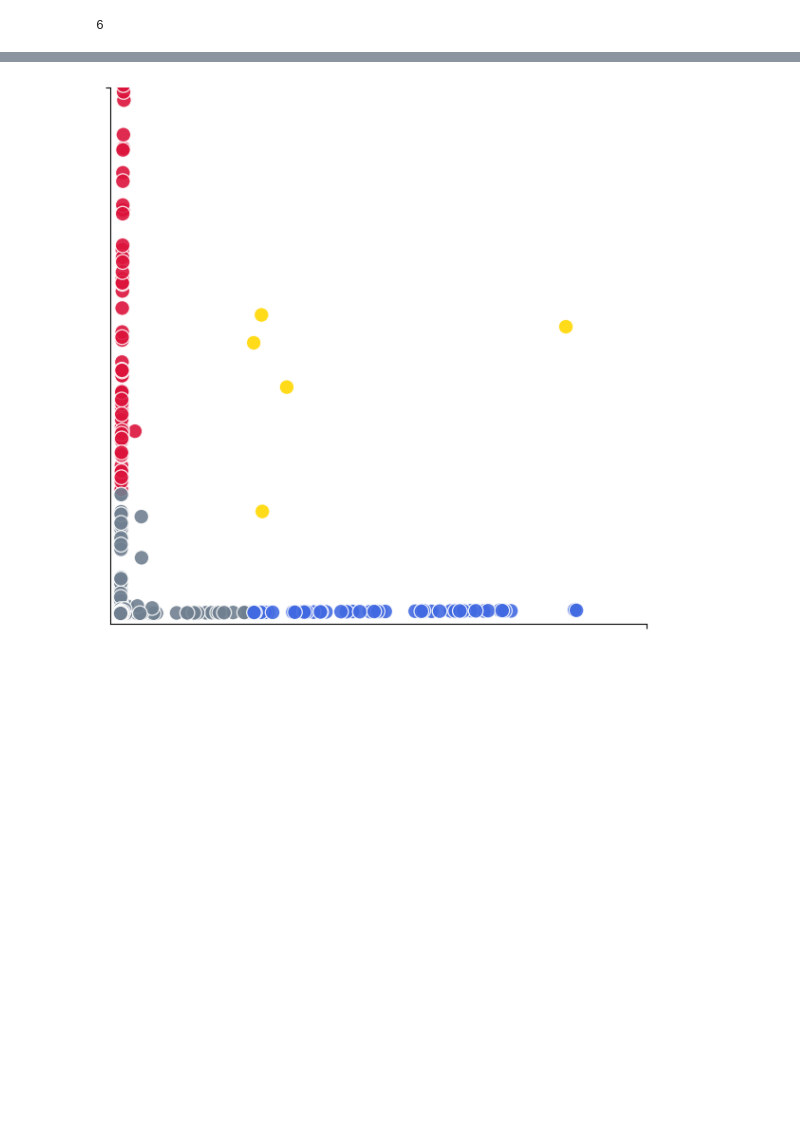
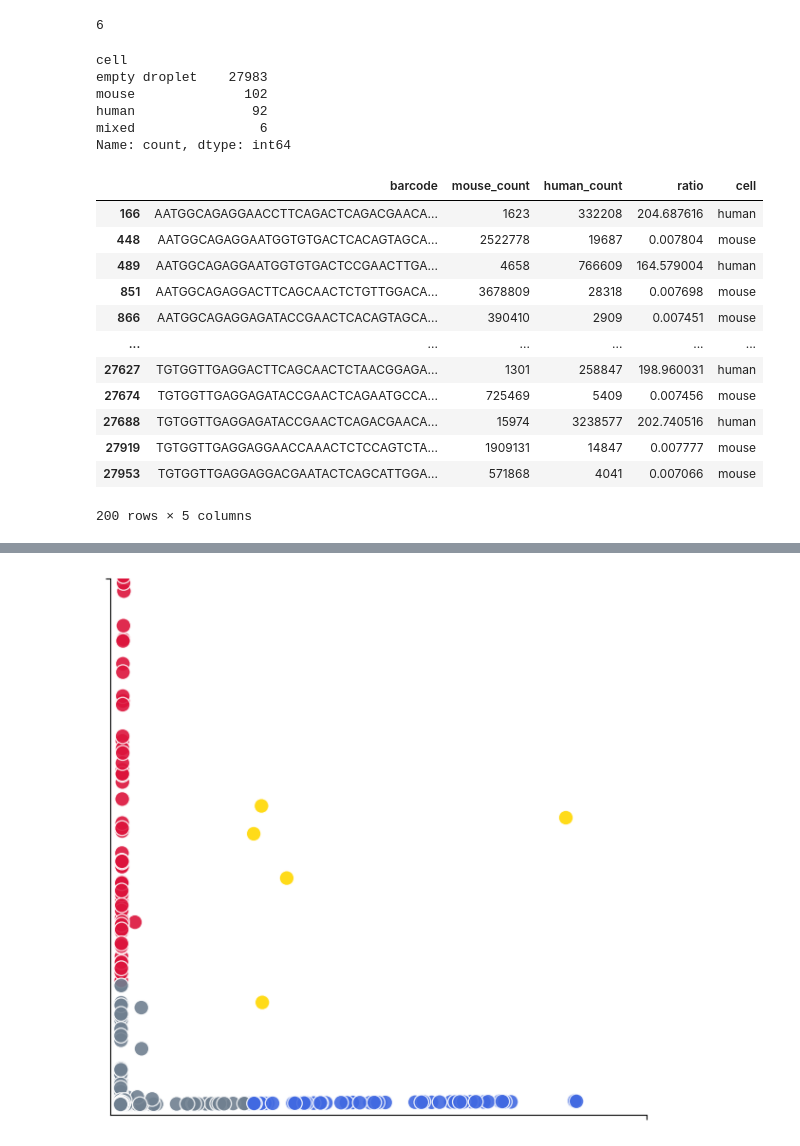
Before and after one commit to SrivatsanLab/SPC_genome, a Jupyter notebook: species_mixing/barnyard_plots.ipynb, the cells around one changed output, grey strips where cells are left out. Saved outputs shown, nothing was run; the diff lists cells and outputs as text; code cells hidden in the pictures; blank space fills up the shorter version.

```diff
--- a/species_mixing/barnyard_plots.ipynb
+++ b/species_mixing/barnyard_plots.ipynb
@@ -398,5 +450,5 @@ empty[(empty['unique_read_count'] / empty['read_count'] < 0.75) & (empty['read_c
 # %%
-barnyard = pd.read_csv('Barn10/barnyard.csv')
+barnyard = pd.read_csv('../../species_mix_exp/Barn10/barnyard.csv')
 barnyard
 # %% [output]
 |  | barcode | mouse_count | human_count |
@@ -432,4 +484,29 @@ barnyard['cell']=barnyard.apply(cat, axis=1)
 print(len(barnyard[barnyard['cell']=='mixed']))
 # %% [output]
 6
+# %%
+barnyard.value_counts('cell')
+# %% [output]
+cell
+empty droplet    27983
+mouse              102
+human               92
+mixed                6
+Name: count, dtype: int64
+# %%
+barnyard[barnyard['cell']!='empty droplet']
+# %% [output]
+|  | barcode | mouse_count | human_count | ratio | cell |
+| 166 | AATGGCAGAGGAACCTTCAGACTCAGACGAACA... | 1623 | 332208 | 204.687616 | human |
+| 448 | AATGGCAGAGGAATGGTGTGACTCACAGTAGCA... | 2522778 | 19687 | 0.007804 | mouse |
+| 489 | AATGGCAGAGGAATGGTGTGACTCCGAACTTGA... | 4658 | 766609 | 164.579004 | human |
+| 851 | AATGGCAGAGGACTTCAGCAACTCTGTTGGACA... | 3678809 | 28318 | 0.007698 | mouse |
+| 866 | AATGGCAGAGGAGATACCGAACTCACAGTAGCA... | 390410 | 2909 | 0.007451 | mouse |
+| ... | ... | ... | ... | ... | ... |
+| 27627 | TGTGGTTGAGGACTTCAGCAACTCTAACGGAGA... | 1301 | 258847 | 198.960031 | human |
+| 27674 | TGTGGTTGAGGAGATACCGAACTCAGAATGCCA... | 725469 | 5409 | 0.007456 | mouse |
+| 27688 | TGTGGTTGAGGAGATACCGAACTCAGACGAACA... | 15974 | 3238577 | 202.740516 | human |
+| 27919 | TGTGGTTGAGGAGGAACCAAACTCTCCAGTCTA... | 1909131 | 14847 | 0.007777 | mouse |
+| 27953 | TGTGGTTGAGGAGGACGAATACTCAGCATTGGA... | 571868 | 4041 | 0.007066 | mouse |
+200 rows × 5 columns
 # %%
```
Also changed, not shown: parts of 8 cells of this notebook.
